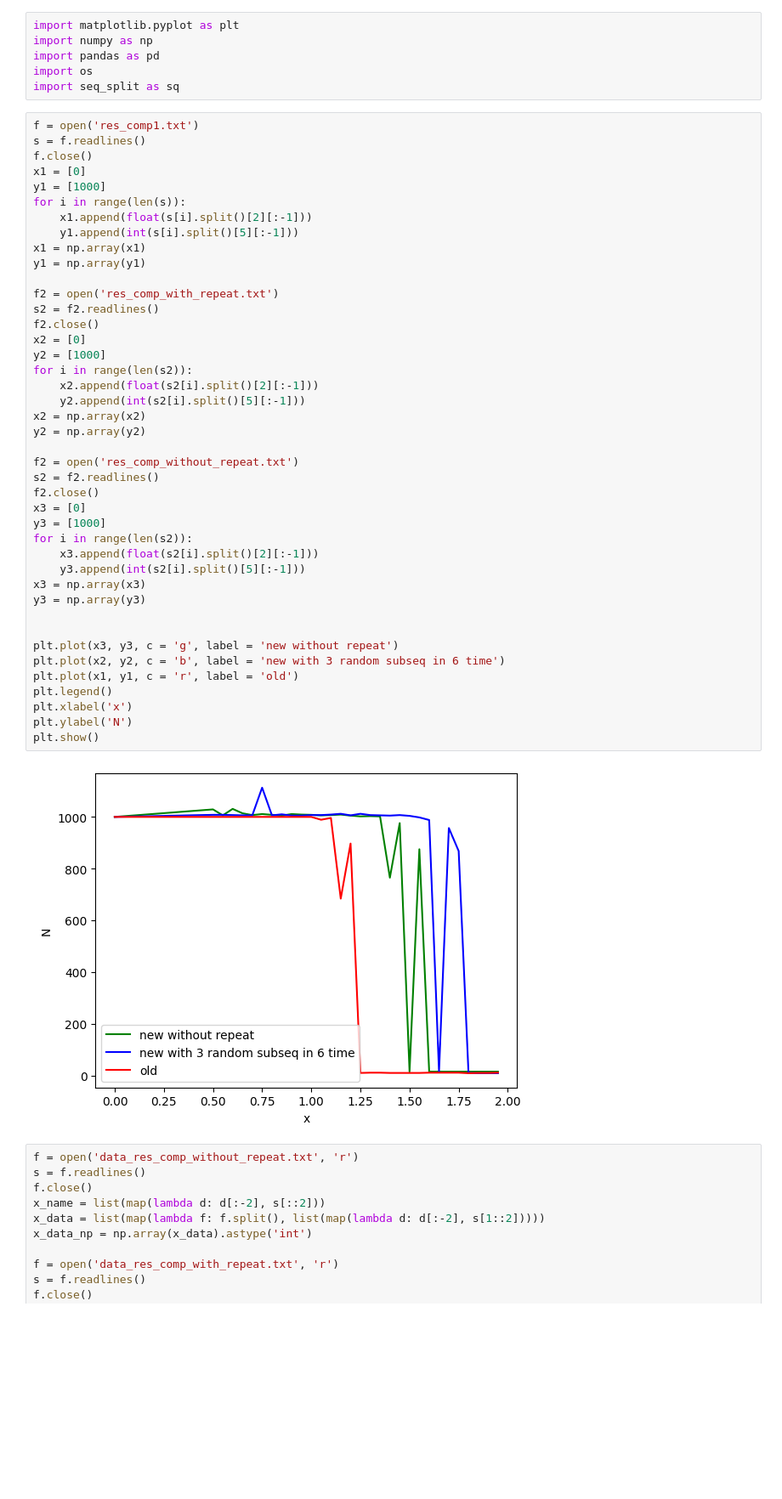
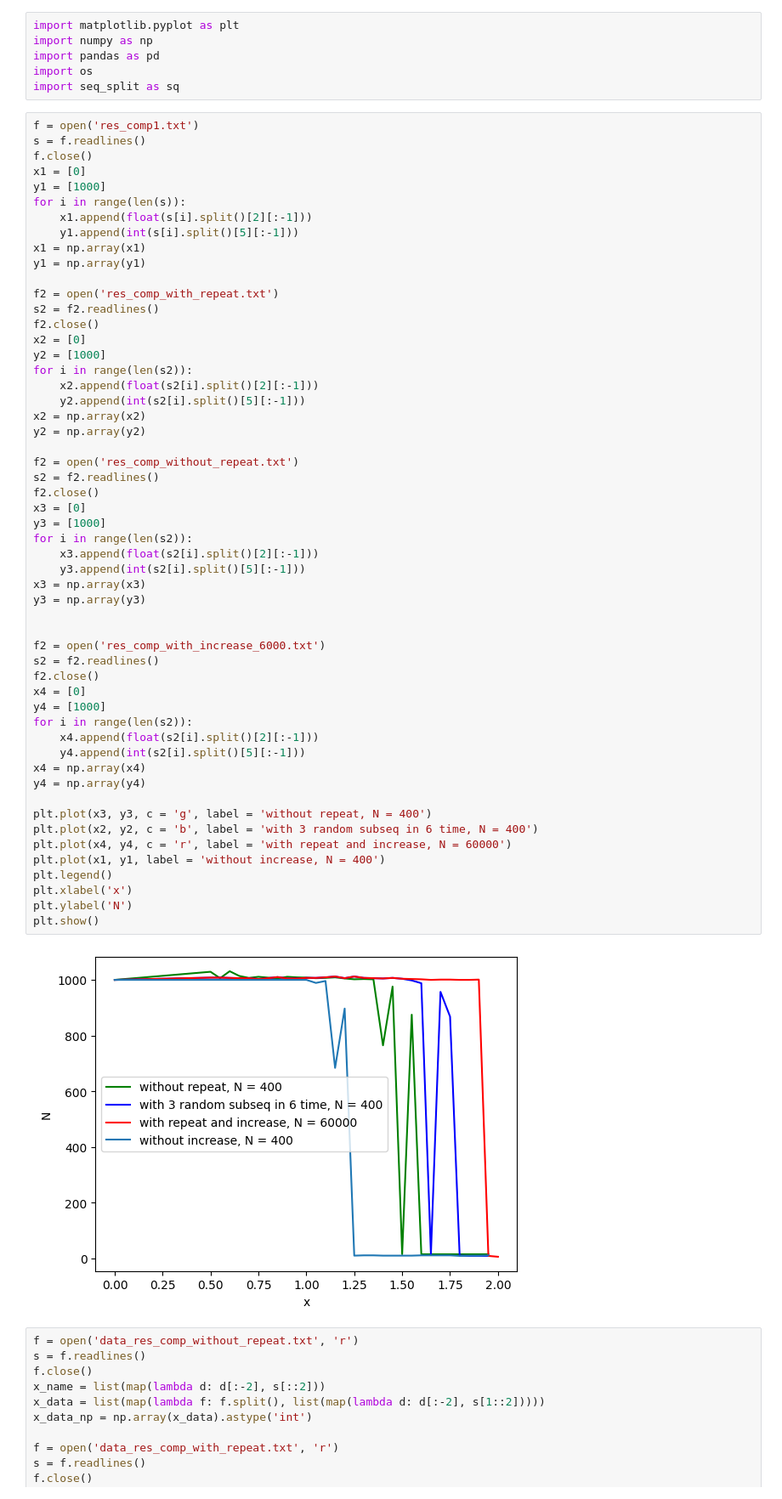
Before and after one commit to Sereshkash/bioinf, a Jupyter notebook: graph.ipynb, the cells around one changed output. Shown: that part at 85% size. Drawn from its saved outputs; the diff is of its cells as text; blank space fills up the shorter version.

```diff
--- a/graph.ipynb
+++ b/graph.ipynb
@@ -17,37 +17,49 @@ x1 = np.array(x1)
 y1 = np.array(y1)
 
 f2 = open('res_comp_with_repeat.txt')
 s2 = f2.readlines()
 f2.close()
 x2 = [0]
 y2 = [1000]
 for i in range(len(s2)):
     x2.append(float(s2[i].split()[2][:-1]))
     y2.append(int(s2[i].split()[5][:-1]))
 x2 = np.array(x2)
 y2 = np.array(y2)
 
 f2 = open('res_comp_without_repeat.txt')
 s2 = f2.readlines()
 f2.close()
 x3 = [0]
 y3 = [1000]
 for i in range(len(s2)):
     x3.append(float(s2[i].split()[2][:-1]))
     y3.append(int(s2[i].split()[5][:-1]))
 x3 = np.array(x3)
 y3 = np.array(y3)
 
 
-plt.plot(x3, y3, c = 'g', label = 'new without repeat')
-plt.plot(x2, y2, c = 'b', label = 'new with 3 random subseq in 6 time')
-plt.plot(x1, y1, c = 'r', label = 'old')
+f2 = open('res_comp_with_increase_6000.txt')
+s2 = f2.readlines()
+f2.close()
+x4 = [0]
+y4 = [1000]
+for i in range(len(s2)):
+    x4.append(float(s2[i].split()[2][:-1]))
+    y4.append(int(s2[i].split()[5][:-1]))
+x4 = np.array(x4)
+y4 = np.array(y4)
+
+plt.plot(x3, y3, c = 'g', label = 'without repeat, N = 400')
+plt.plot(x2, y2, c = 'b', label = 'with 3 random subseq in 6 time, N = 400')
+plt.plot(x4, y4, c = 'r', label = 'with repeat and increase, N = 60000')
+plt.plot(x1, y1, label = 'without increase, N = 400')
 plt.legend()
 plt.xlabel('x')
 plt.ylabel('N')
 plt.show()
 # %% [output]
-[figure, old version]
+[figure, new version]
 # %%
 f = open('data_res_comp_without_repeat.txt', 'r')
 s = f.readlines()
```
Also changed, not shown: parts of 7 cells of this notebook, 3 other files.
